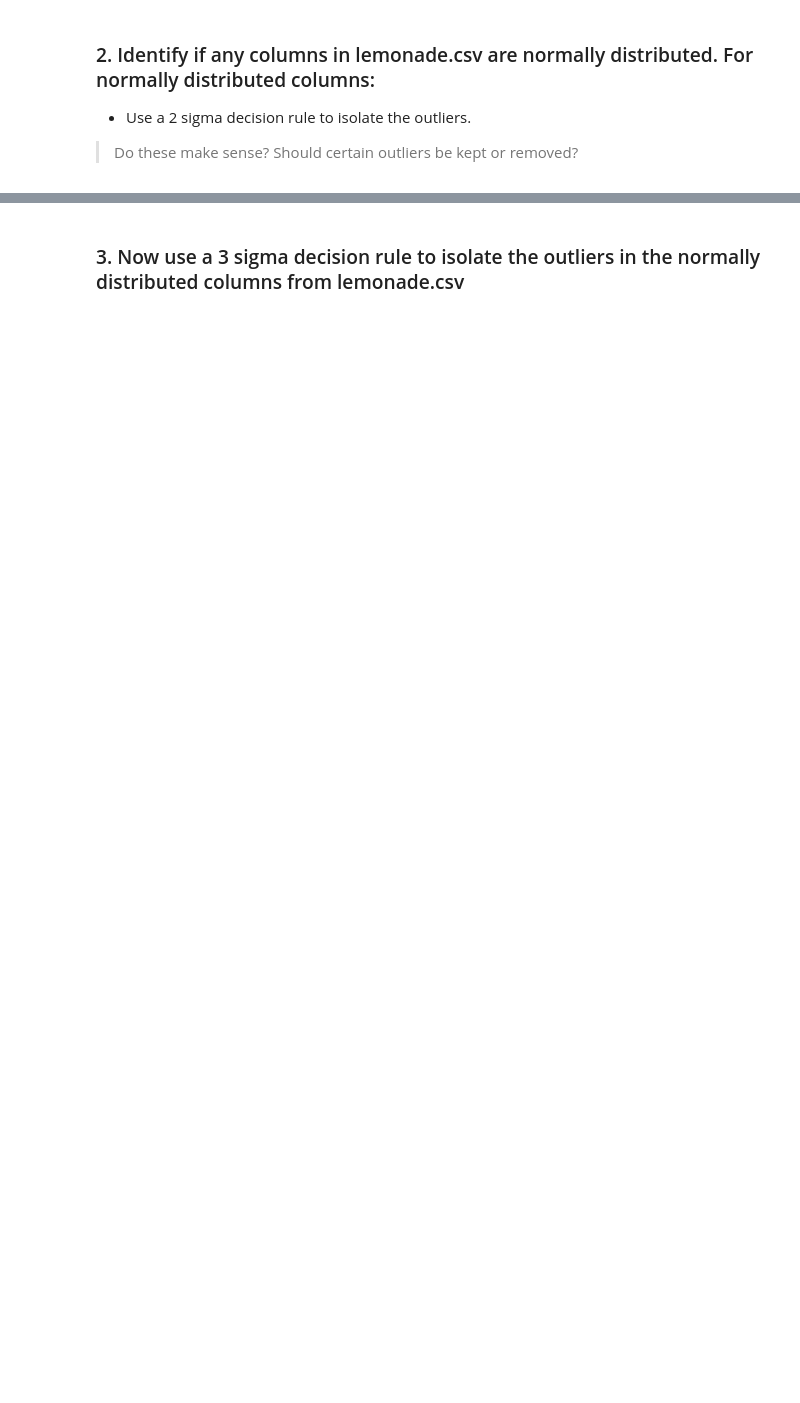
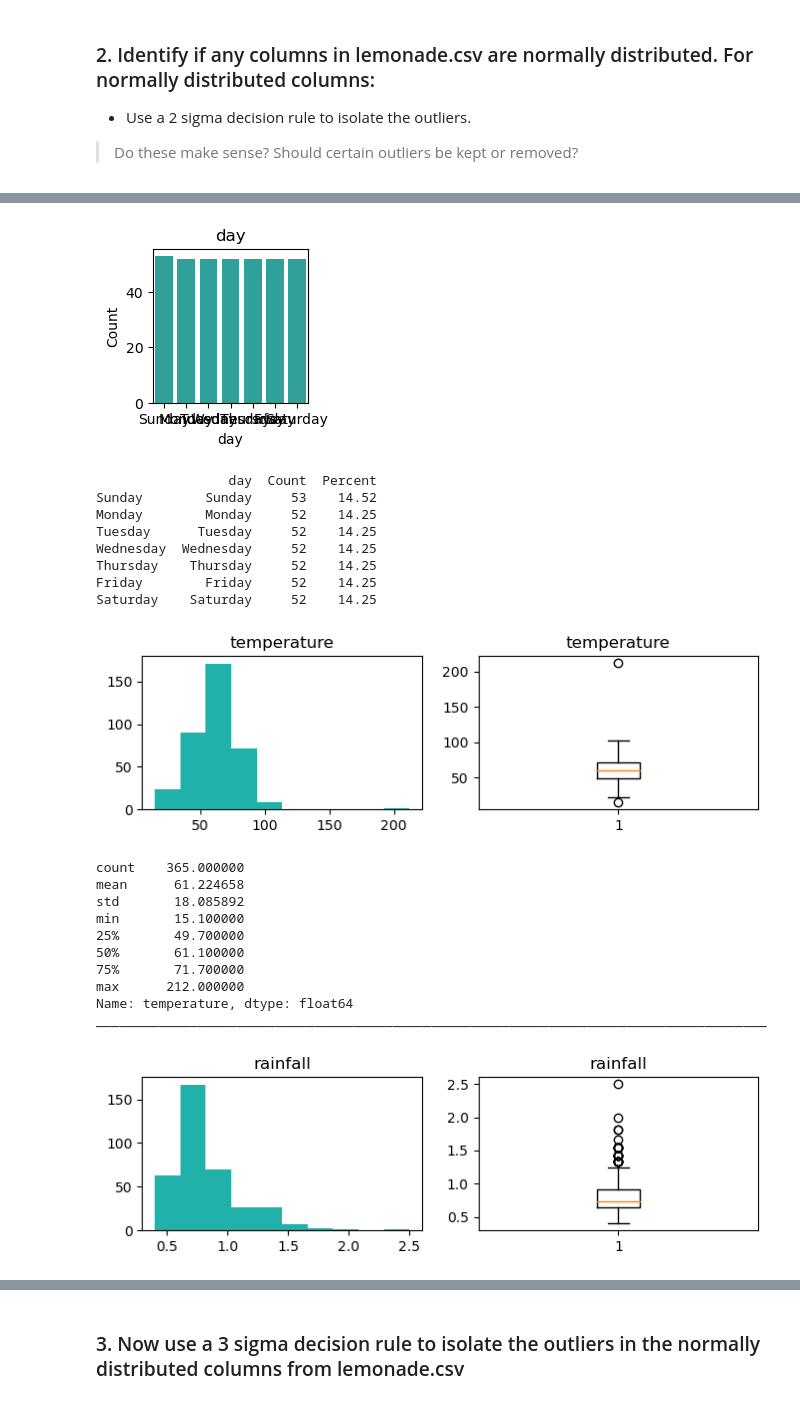
Before and after one commit to rosendo-lugo/anomaly-detection-exercises, a Jupyter notebook: continuous_probabilistic_methods.ipynb, the cells around one changed output, grey strips where cells are left out. Cells and saved outputs as stored; diff of their text form; code cells hidden in the pictures; blank space fills up the shorter version.

```diff
--- a/continuous_probabilistic_methods.ipynb
+++ b/continuous_probabilistic_methods.ipynb
@@ -138,2 +253,11 @@ def get_outliers_col(df):
 # %% [markdown]
 #### Using the multiplier of 3, IQR Range Rule, and the upper bounds, identify the outliers above the upper_bound in each colum of lemonade.csv. Do these upper outliers make sense? Which outliers should be kept?
+# %%
+# get only numeric columns
+num_cols = e.get_numeric_cols(df)
+
+for i in num_cols:
+    # finding the lower and upper bound outliers for num cols
+    col1UP, col1LOW = outlier(df,i)
+    col1 = df.shape[0]
+    print(f"{i}: upper= {col1UP}\n")
@@ -146,0 +298,24 @@ def get_outliers_col(df):
+# %%
+e.explore_univariate(df, object_cols, num_cols)
+# %% [output]
+[figure, added]
+                 day  Count  Percent
+Sunday        Sunday     53    14.52
+Monday        Monday     52    14.25
+Tuesday      Tuesday     52    14.25
+Wednesday  Wednesday     52    14.25
+Thursday    Thursday     52    14.25
+Friday        Friday     52    14.25
+Saturday    Saturday     52    14.25
+[figure, added]
+count    365.000000
+mean      61.224658
+std       18.085892
+min       15.100000
+25%       49.700000
+50%       61.100000
+75%       71.700000
+max      212.000000
+Name: temperature, dtype: float64
+______________________________________________________________________________________
+[figure, added]
```
Also changed, not shown: parts of 29 cells of this notebook, 4 other files.
